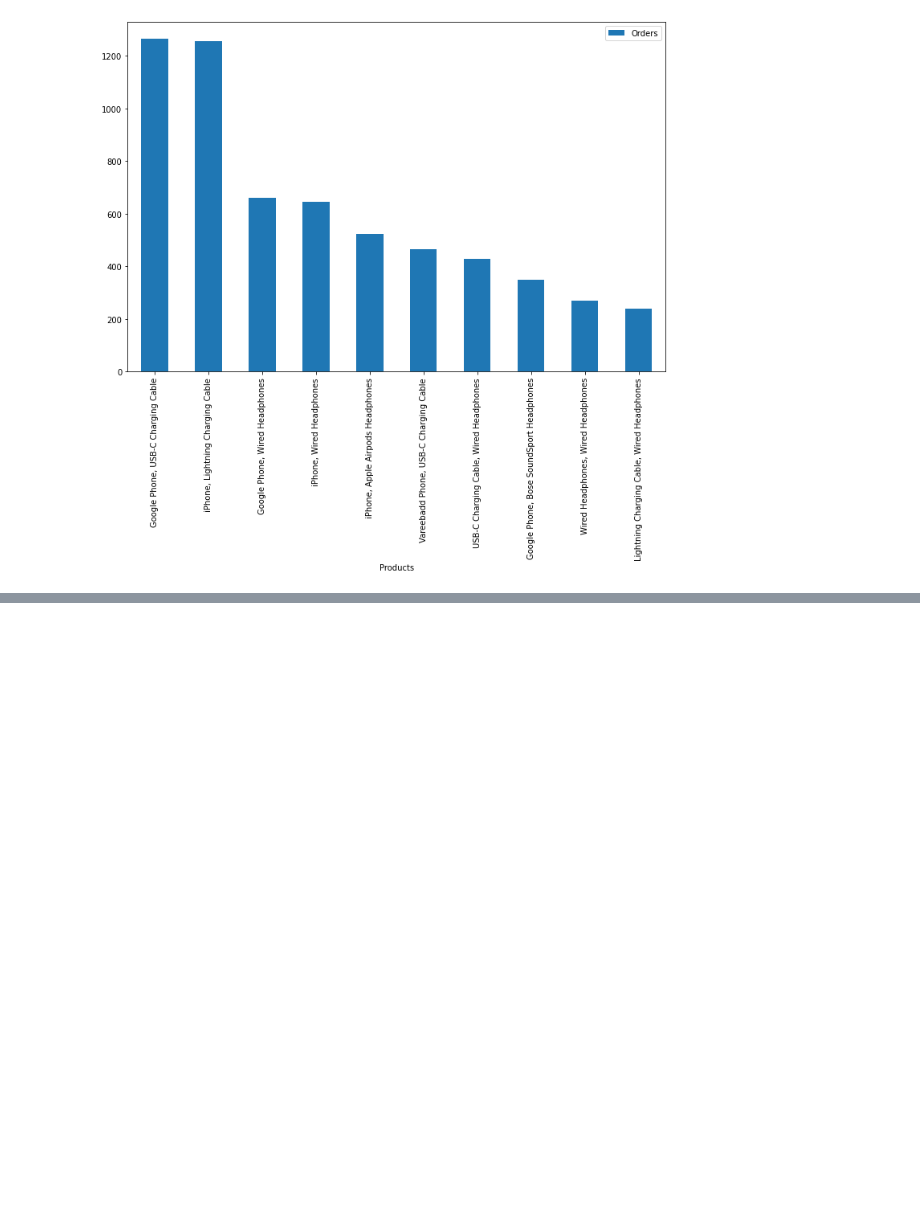
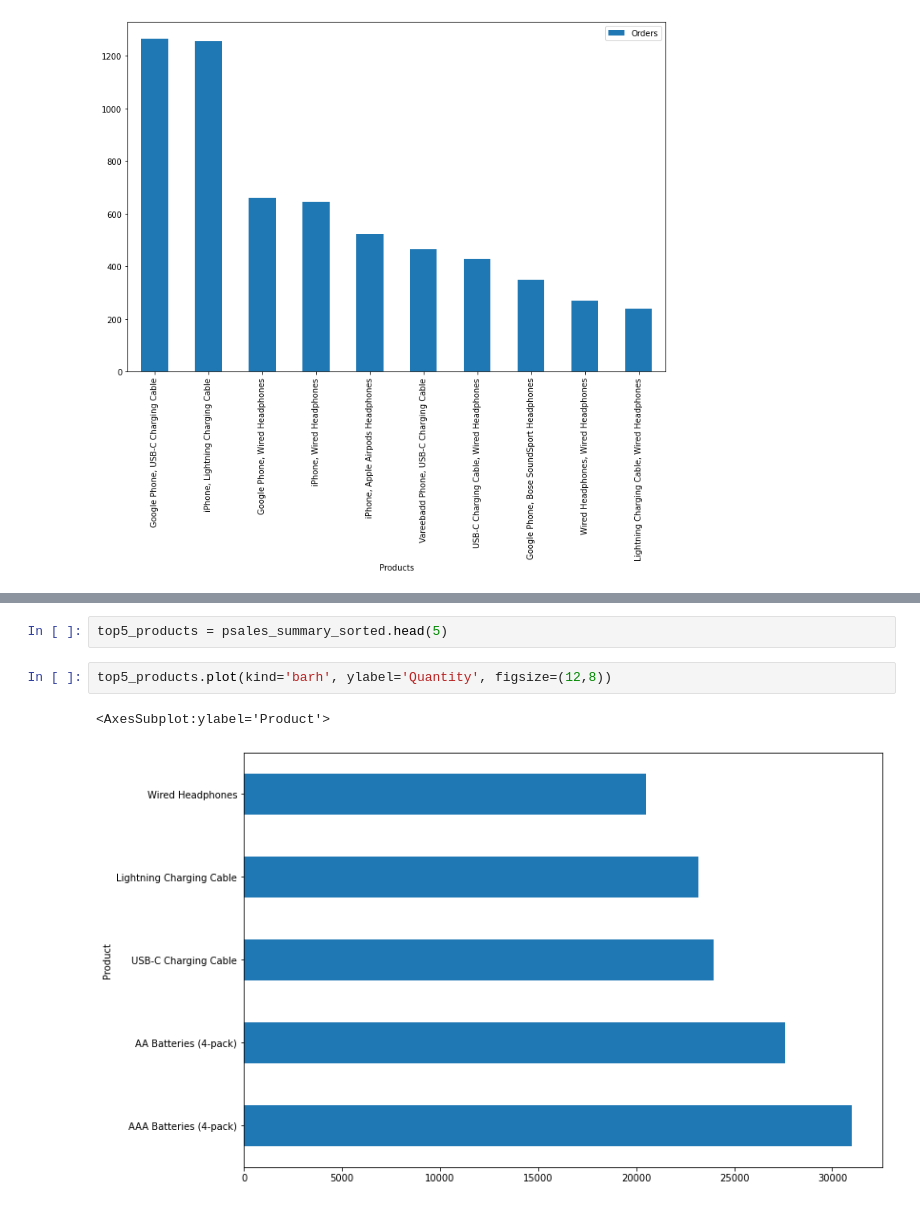
Before and after one commit to dwkula/pandas_train_sets, a Jupyter notebook: sales_df.ipynb, the cells around one changed output, grey strips where cells are left out. Cells and saved outputs as stored; diff of their text form; blank space fills up the shorter version.

```diff
--- a/sales_df.ipynb
+++ b/sales_df.ipynb
@@ -386,0 +400,7 @@ pairs_results_df.plot.bar(x='Products', figsize=(12, 8))
+# %%
+top5_products = psales_summary_sorted.head(5)
+# %%
+top5_products.plot(kind='barh', ylabel='Quantity', figsize=(12,8))
+# %% [output]
+<AxesSubplot:ylabel='Product'>
+[figure, added]
```
Also changed, not shown: parts of 10 cells of this notebook.
